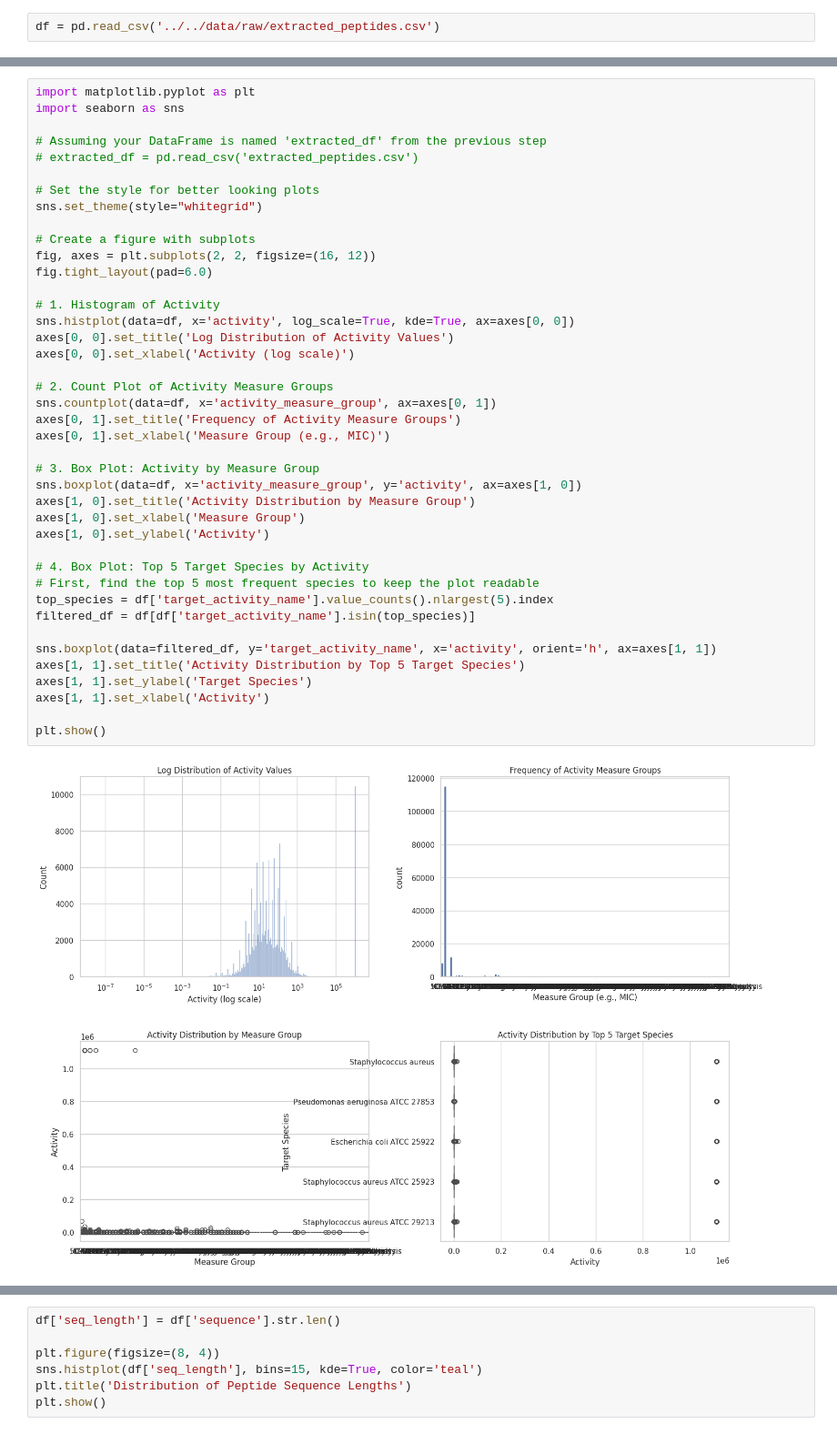
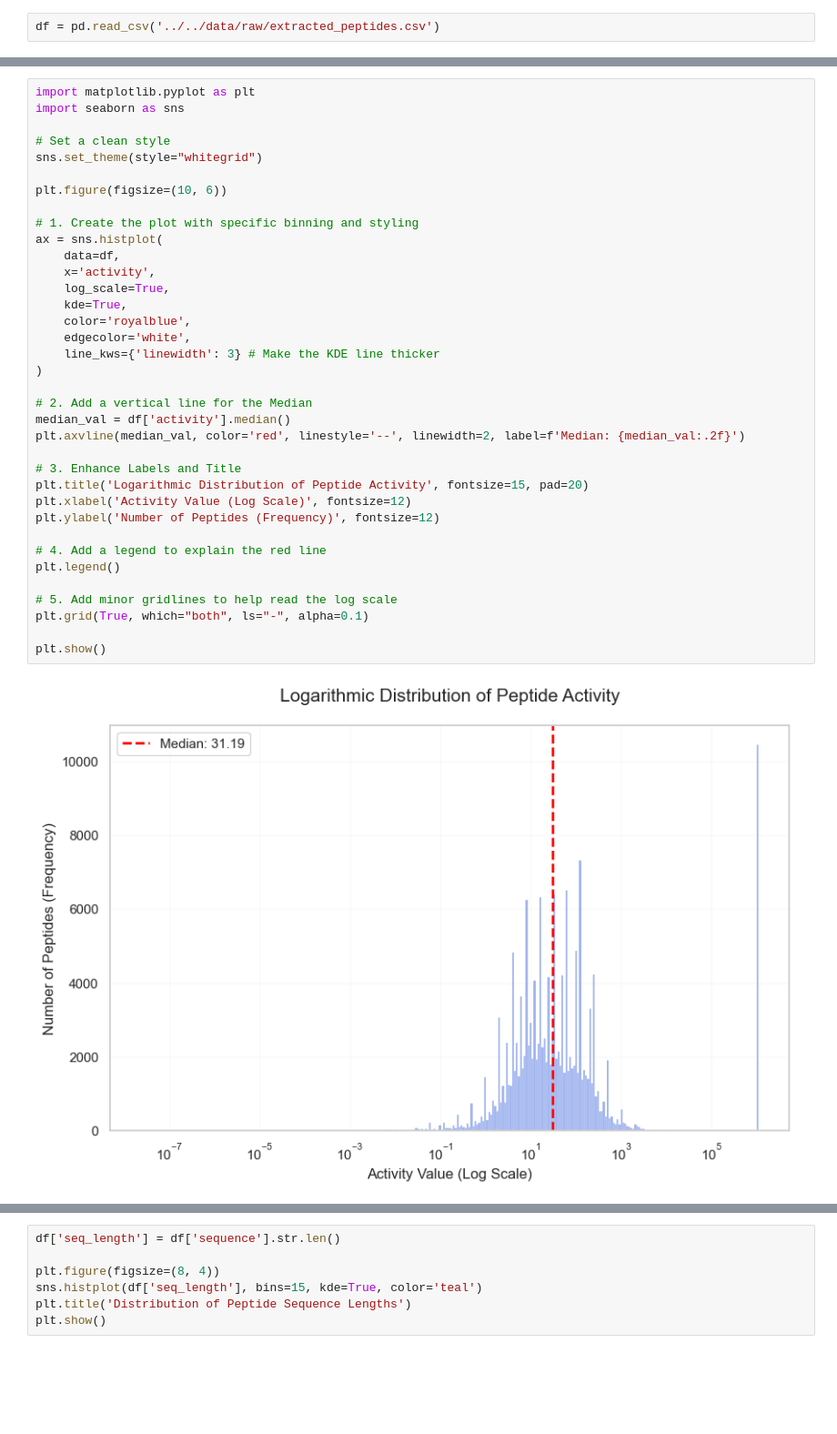
Before and after one commit to nmach22/amp-prediction, a Jupyter notebook: notebooks/01_eda/feature_analysis.ipynb, the cells around one changed output, grey strips where cells are left out. Shown at 91% size. Cells and saved outputs as stored; diff of their text form; blank space fills up the shorter version.

Commit message:
update plots

```diff
--- a/notebooks/01_eda/feature_analysis.ipynb
+++ b/notebooks/01_eda/feature_analysis.ipynb
@@ -15,43 +17,38 @@ df.head()
 # %%
 import matplotlib.pyplot as plt
 import seaborn as sns
 
-# Assuming your DataFrame is named 'extracted_df' from the previous step
-# extracted_df = pd.read_csv('extracted_peptides.csv')
-
-# Set the style for better looking plots
+# Set a clean style
 sns.set_theme(style="whitegrid")
 
-# Create a figure with subplots
-fig, axes = plt.subplots(2, 2, figsize=(16, 12))
-fig.tight_layout(pad=6.0)
+plt.figure(figsize=(10, 6))
 
-# 1. Histogram of Activity
-sns.histplot(data=df, x='activity', log_scale=True, kde=True, ax=axes[0, 0])
-axes[0, 0].set_title('Log Distribution of Activity Values')
-axes[0, 0].set_xlabel('Activity (log scale)')
+# 1. Create the plot with specific binning and styling
+ax = sns.histplot(
+    data=df,
+    x='activity',
+    log_scale=True,
+    kde=True,
+    color='royalblue',
+    edgecolor='white',
+    line_kws={'linewidth': 3} # Make the KDE line thicker
+)
 
-# 2. Count Plot of Activity Measure Groups
-sns.countplot(data=df, x='activity_measure_group', ax=axes[0, 1])
-axes[0, 1].set_title('Frequency of Activity Measure Groups')
-axes[0, 1].set_xlabel('Measure Group (e.g., MIC)')
+# 2. Add a vertical line for the Median
+median_val = df['activity'].median()
+plt.axvline(median_val, color='red', linestyle='--', linewidth=2, label=f'Median: {median_val:.2f}')
 
-# 3. Box Plot: Activity by Measure Group
-sns.boxplot(data=df, x='activity_measure_group', y='activity', ax=axes[1, 0])
-axes[1, 0].set_title('Activity Distribution by Measure Group')
-axes[1, 0].set_xlabel('Measure Group')
-axes[1, 0].set_ylabel('Activity')
+# 3. Enhance Labels and Title
+plt.title('Logarithmic Distribution of Peptide Activity', fontsize=15, pad=20)
+plt.xlabel('Activity Value (Log Scale)', fontsize=12)
+plt.ylabel('Number of Peptides (Frequency)', fontsize=12)
 
-# 4. Box Plot: Top 5 Target Species by Activity
-# First, find the top 5 most frequent species to keep the plot readable
-top_species = df['target_activity_name'].value_counts().nlargest(5).index
-filtered_df = df[df['target_activity_name'].isin(top_species)]
+# 4. Add a legend to explain the red line
+plt.legend()
 
-sns.boxplot(data=filtered_df, y='target_activity_name', x='activity', orient='h', ax=axes[1, 1])
-axes[1, 1].set_title('Activity Distribution by Top 5 Target Species')
-axes[1, 1].set_ylabel('Target Species')
-axes[1, 1].set_xlabel('Activity')
+# 5. Add minor gridlines to help read the log scale
+plt.grid(True, which="both", ls="-", alpha=0.1)
 
 plt.show()
 # %% [output]
-[figure, old version]
+[figure, new version]
```
Also changed, not shown: parts of 16 cells of this notebook, 1 other file.
